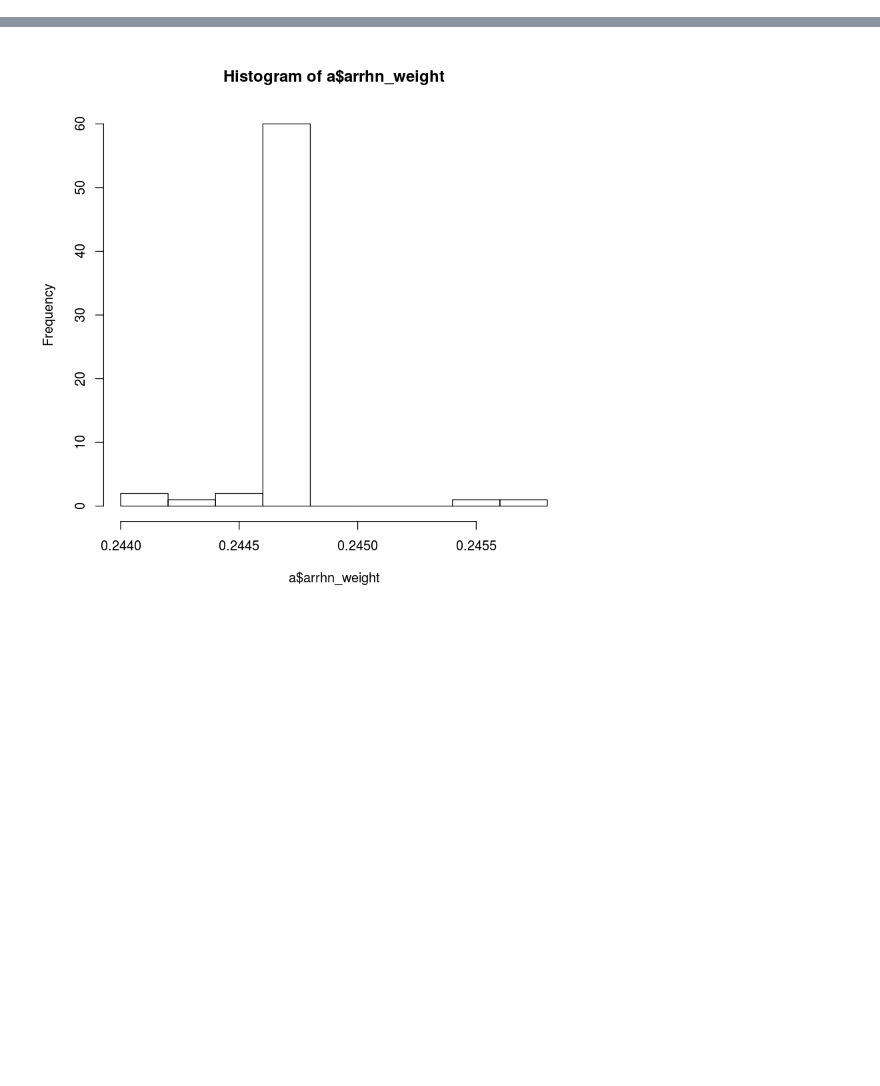
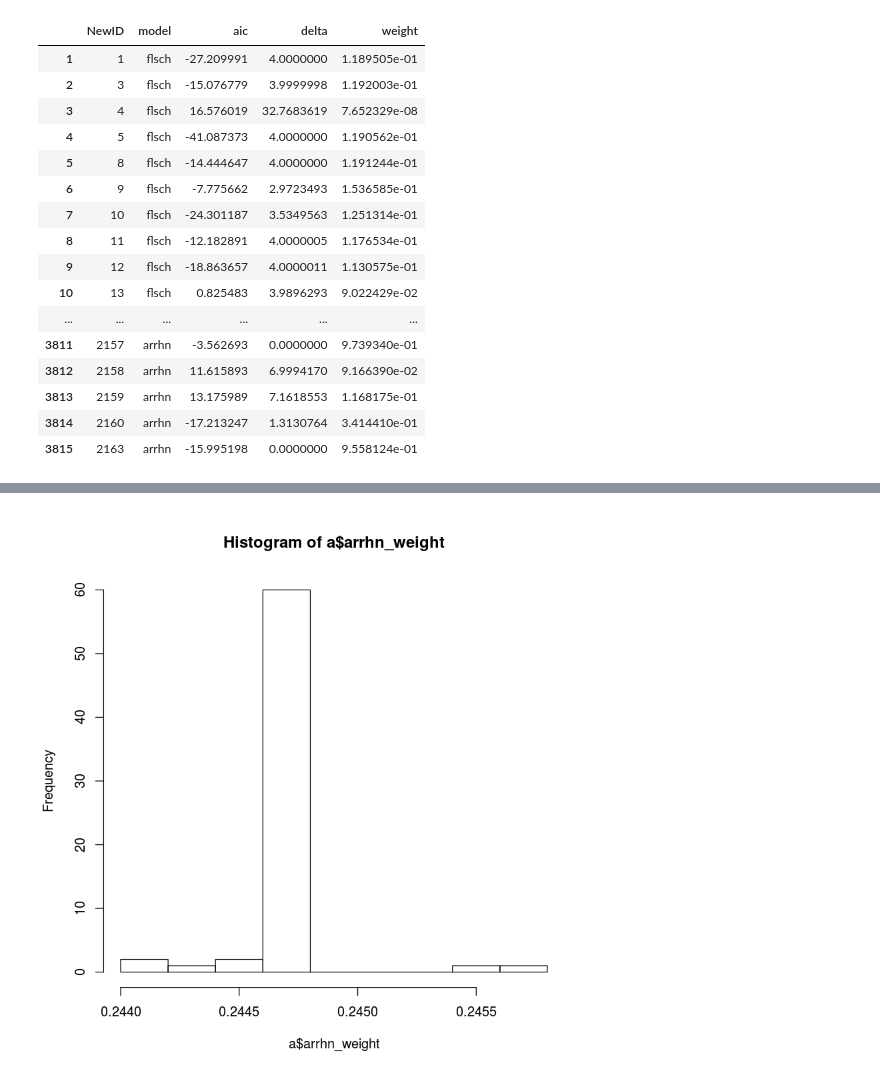
Before and after one commit to dbridg15/CMEECoursework, a Jupyter notebook: CMEEMiniProject/Sandbox/compare.ipynb, the cells around one changed output, grey strips where cells are left out. Cells and saved outputs as stored; diff of their text form; code cells hidden in the pictures; blank space fills up the shorter version.

```diff
--- a/CMEEMiniProject/Sandbox/compare.ipynb
+++ b/CMEEMiniProject/Sandbox/compare.ipynb
@@ -84,3 +96,23 @@ aicDF = compare(mdls)
+# %%
+subset(pltDF, aic < 25 & aic > -50)
+# %% [output]
+|  | NewID | model | aic | delta | weight |
+| 1 | 1 | flsch | -27.209991 | 4.0000000 | 1.189505e-01 |
+| 2 | 3 | flsch | -15.076779 | 3.9999998 | 1.192003e-01 |
+| 3 | 4 | flsch | 16.576019 | 32.7683619 | 7.652329e-08 |
+| 4 | 5 | flsch | -41.087373 | 4.0000000 | 1.190562e-01 |
+| 5 | 8 | flsch | -14.444647 | 4.0000000 | 1.191244e-01 |
+| 6 | 9 | flsch | -7.775662 | 2.9723493 | 1.536585e-01 |
+| 7 | 10 | flsch | -24.301187 | 3.5349563 | 1.251314e-01 |
+| 8 | 11 | flsch | -12.182891 | 4.0000005 | 1.176534e-01 |
+| 9 | 12 | flsch | -18.863657 | 4.0000011 | 1.130575e-01 |
+| 10 | 13 | flsch | 0.825483 | 3.9896293 | 9.022429e-02 |
+| ... | ... | ... | ... | ... | ... |
+| 3811 | 2157 | arrhn | -3.562693 | 0.0000000 | 9.739340e-01 |
+| 3812 | 2158 | arrhn | 11.615893 | 6.9994170 | 9.166390e-02 |
+| 3813 | 2159 | arrhn | 13.175989 | 7.1618553 | 1.168175e-01 |
+| 3814 | 2160 | arrhn | -17.213247 | 1.3130764 | 3.414410e-01 |
+| 3815 | 2163 | arrhn | -15.995198 | 0.0000000 | 9.558124e-01 |
 # %%
 a = aicDF[which(aicDF$arrhn_weight > 0.244),]
 a = a[which(a$arrhn_weight < 0.246),]
```
Also changed, not shown: parts of 5 cells of this notebook.
